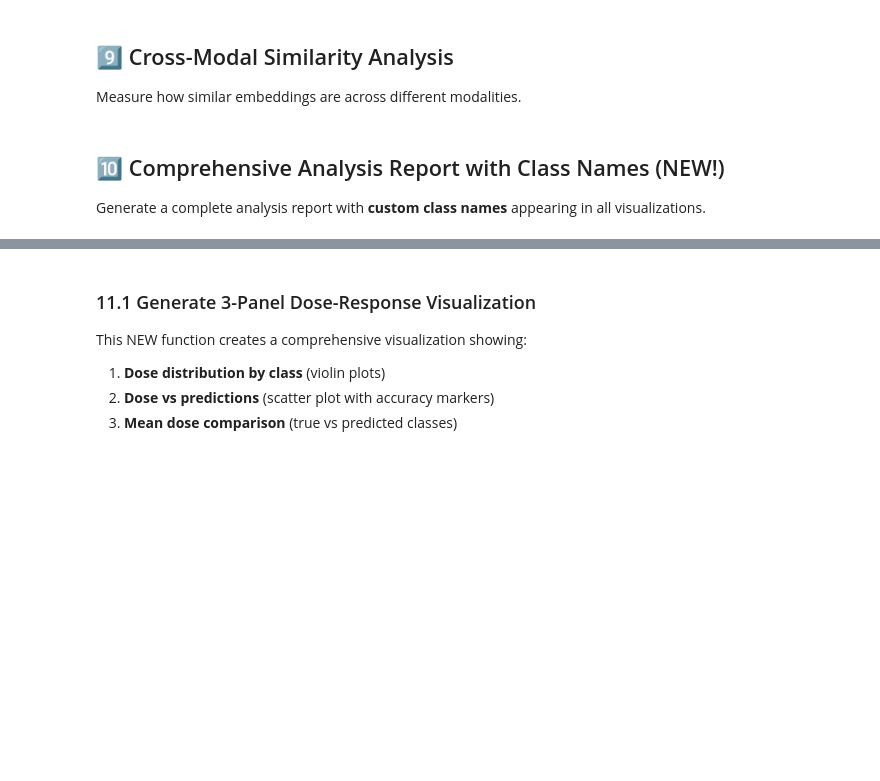
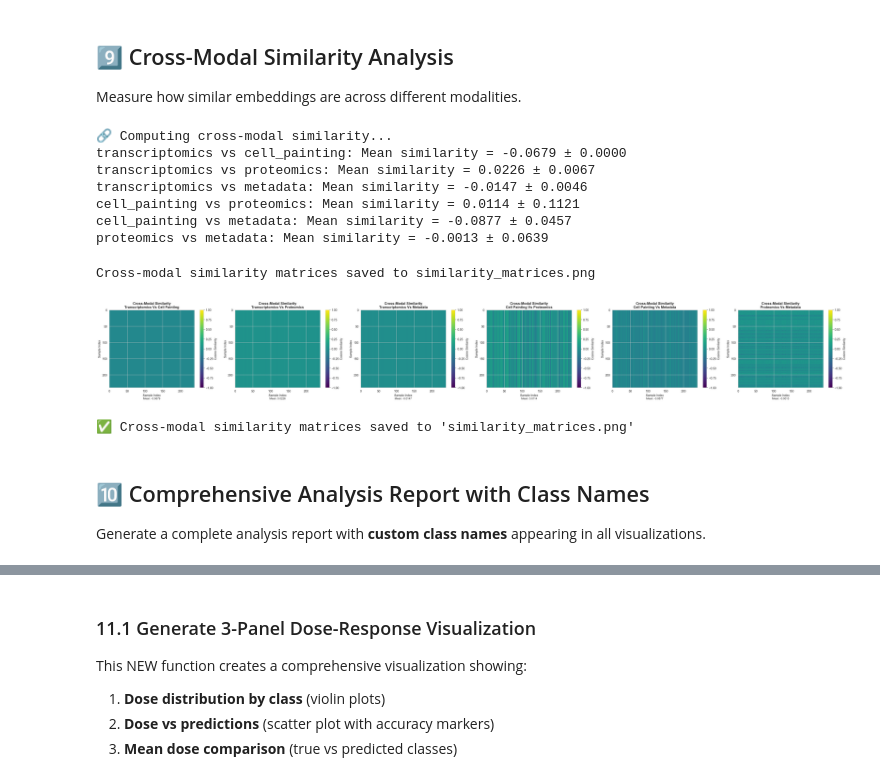
Before and after one commit to shivaprasad-patil/MultiOmicsBind, a Jupyter notebook: examples/MultiOmicsBind_Complete_Tutorial.ipynb, the cells around one changed output, grey strips where cells are left out. Cells and saved outputs as stored; diff of their text form; code cells hidden in the pictures; blank space fills up the shorter version.

```diff
--- a/examples/MultiOmicsBind_Complete_Tutorial.ipynb
+++ b/examples/MultiOmicsBind_Complete_Tutorial.ipynb
@@ -239,20 +361,24 @@ print(f"\n🔒 Data leakage check: {len(overlap)} overlapping samples (should be
 
 Train the MultiOmicsBind model with binding modality approach.
 # %%
-# Train model using high-level API
+# Train model using high-level API with automatic train/test splitting
 print("🚀 Training MultiOmicsBind model...")
 print("=" * 80)
 
-model, history = train_temporal_model(
-    dataset=train_dataset,
+# Set device
+device = torch.device("cuda" if torch.cuda.is_available() else "cpu")
+print(f"Using device: {device}\n")
+
+# The train_split and test_split parameters handle all splitting automatically!
+model, history, train_dataset, test_dataset = train_temporal_model(
+    dataset=dataset,  # Pass the full dataset
     device=device,
-    n_classes=3,  # No Response, Partial Response, Full Response
-    embedding_dim=128,
-    hidden_dim=256,
-    n_heads=4,
-    n_layers=2,
+    train_split=0.7,  # 70% for training
+    test_split=0.3,   # 30% for testing
+    binding_modality='transcriptomics',
+    embed_dim=128,
     dropout=0.1,
-    learning_rate=0.001,
+    lr=0.001,
     batch_size=32,
     epochs=15,
     save_path='multiomicsbind_model.pth',
@@ -261,4 +387,6 @@ model, history = train_temporal_model(
 
 print("\n✅ Training complete!")
 print(f"   Final training accuracy: {history['train_acc'][-1]:.4f}")
+print(f"   Training samples: {len(train_dataset)}")
+print(f"   Test samples: {len(test_dataset)}")
 print(f"   Model saved to: multiomicsbind_model.pth")
@@ -369,17 +618,28 @@ if 'proteomics' in modality_contribution.index:
 
 Measure how similar embeddings are across different modalities.
 # %%
-# Compute cross-modal similarity
+# Compute cross-modal similarity from embeddings
 print("🔗 Computing cross-modal similarity...")
-similarity_dict = compute_cross_modal_similarity(model, dataset, device)
+similarity_dict = compute_cross_modal_similarity(embeddings, verbose=True)
 
 # Visualize similarity matrices
 plot_cross_modal_similarity_matrices(similarity_dict, save_path='similarity_matrices.png')
 plt.show()
 
 print("\n✅ Cross-modal similarity matrices saved to 'similarity_matrices.png'")
+# %% [output]
+🔗 Computing cross-modal similarity...
+transcriptomics vs cell_painting: Mean similarity = -0.0679 ± 0.0000
+transcriptomics vs proteomics: Mean similarity = 0.0226 ± 0.0067
+transcriptomics vs metadata: Mean similarity = -0.0147 ± 0.0046
+cell_painting vs proteomics: Mean similarity = 0.0114 ± 0.1121
+cell_painting vs metadata: Mean similarity = -0.0877 ± 0.0457
+proteomics vs metadata: Mean similarity = -0.0013 ± 0.0639
+Cross-modal similarity matrices saved to similarity_matrices.png
+[figure, added]
+✅ Cross-modal similarity matrices saved to 'similarity_matrices.png'
 # %% [markdown]
-## 🔟 Comprehensive Analysis Report with Class Names (NEW!)
+## 🔟 Comprehensive Analysis Report with Class Names
 
 Generate a complete analysis report with **custom class names** appearing in all visualizations.
 # %%
```
Also changed, not shown: parts of 24 cells of this notebook, 16 other files.
